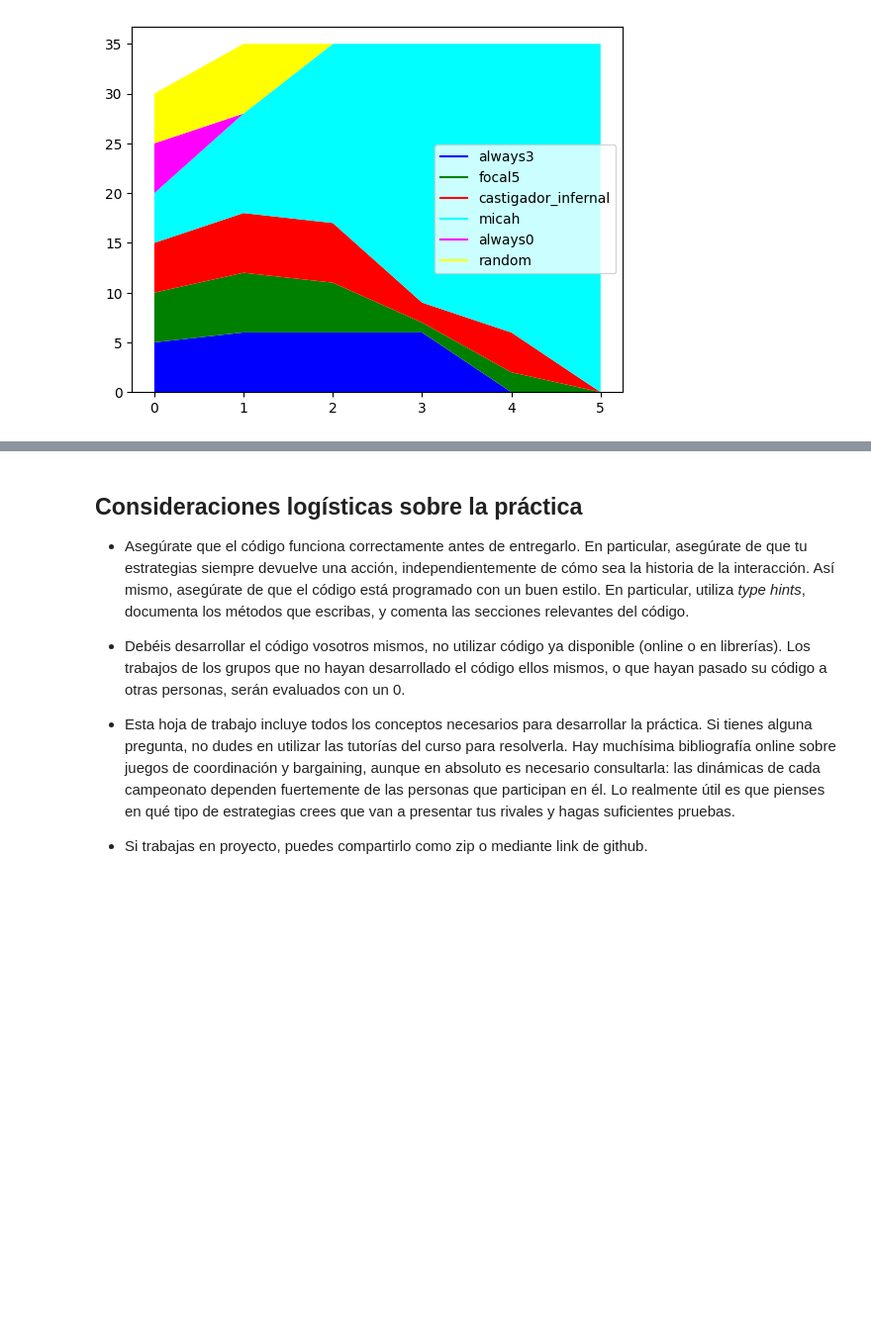
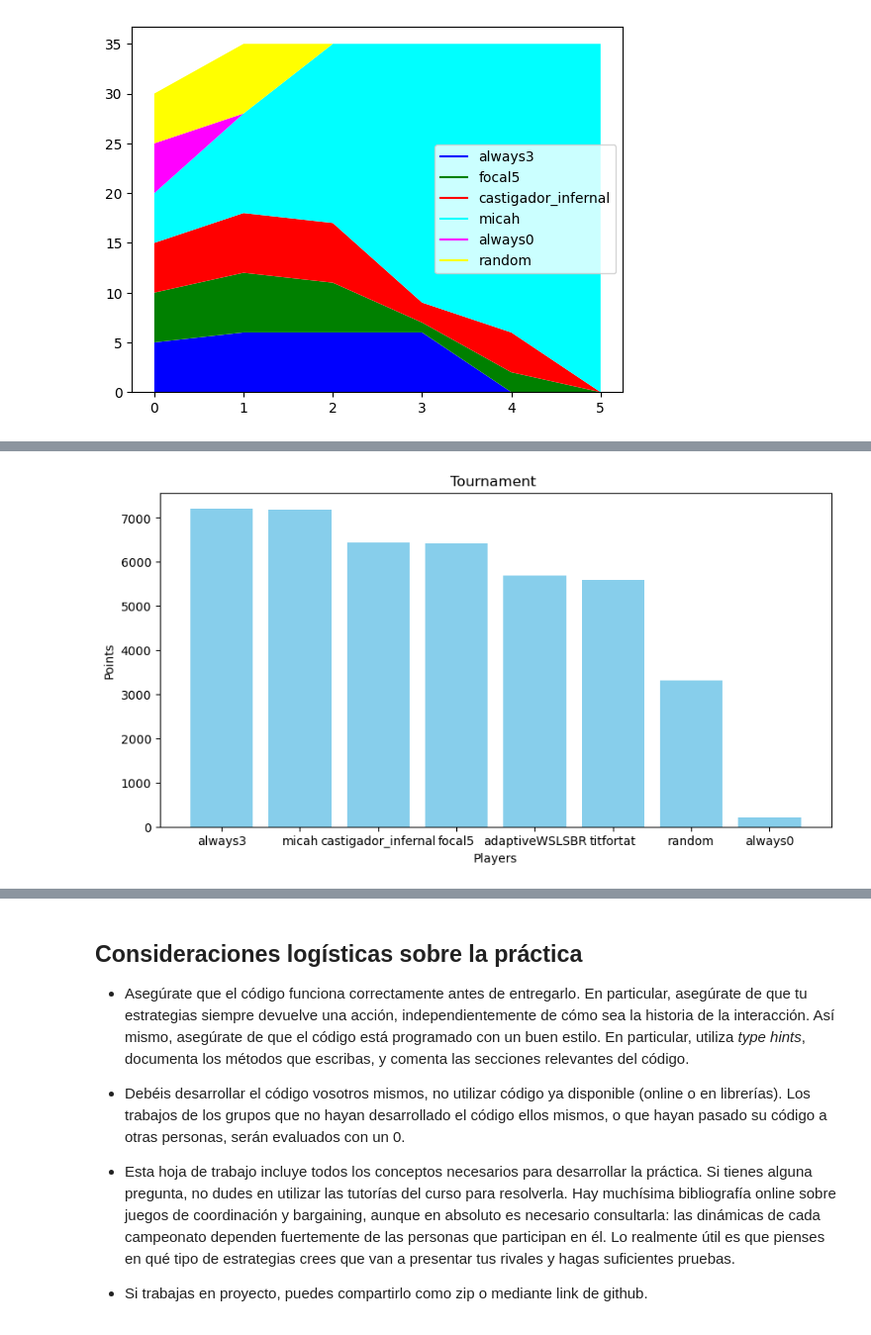
Before and after one commit to kzzazzk/jcma-opt, a Jupyter notebook: practica1.ipynb, the cells around one changed output, grey strips where cells are left out. Shown at 99% size. Saved outputs shown, nothing was run; the diff lists cells and outputs as text; code cells hidden in the pictures; blank space fills up the shorter version.

Commit message:
implement adaptive wsls-br strat

```diff
--- a/practica1.ipynb
+++ b/practica1.ipynb
@@ -1137,0 +1324,4 @@ Strategy random: 0 individuals
+# %%
+game = Game()
+match = Match(Focal5(game, "always2"), AdaptiveWSLSBR(game, "adaptiveWSLSBR"), n_rounds=10, error=0)
+match.play(do_print=True)
@@ -1137,0 +1346,18 @@ Strategy random: 0 individuals
+# %%
+participants = (
+                MicahBell(game, "micah"),
+                AdaptiveWSLSBR(game, "adaptiveWSLSBR", epsilon=0.15, window=4, collisions_to_shift=5),
+                TitForTat(game, "titfortat"),
+                CastigadorInfernal(game, "castigador_infernal"),
+                Focal5(game, "focal5"),
+                Always0(game, "always0"),
+                Always3(game, "always3"),
+                UniformRandom(game, "random"),
+)
+
+tournament = Tournament(participants, n_rounds=100, error=0.1,
+                        repetitions=5)
+tournament.play()
+tournament.plot_results()
+# %% [output]
+[figure, added]
```
Also changed, not shown: parts of 5 cells of this notebook.
